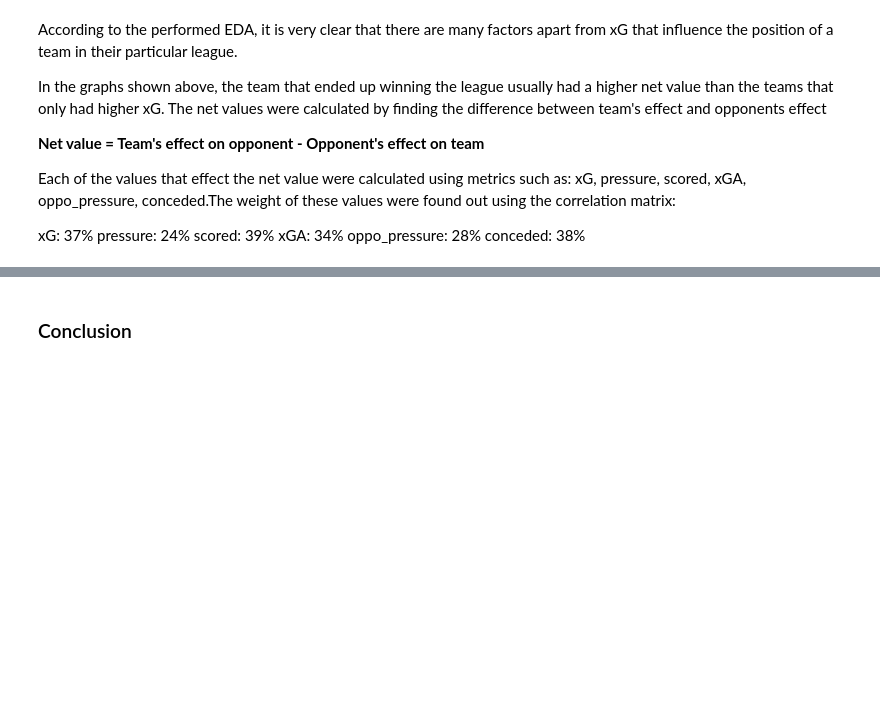
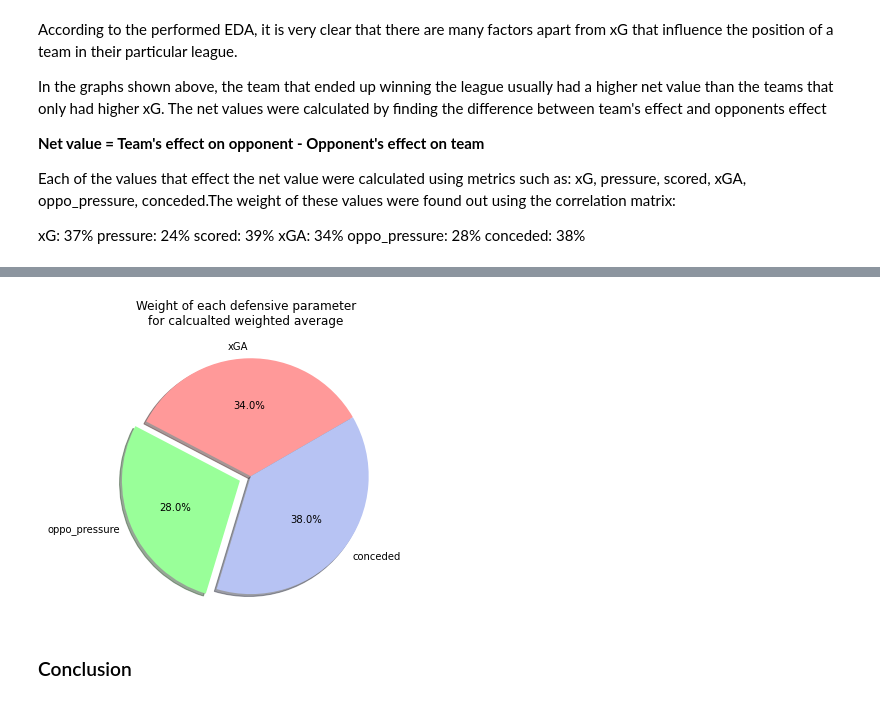
Before and after one commit to data301-2021-summer2/football-metrics-analysis, a Jupyter notebook: analysis/Final_Unified_Analysis.ipynb, the cells around one changed output, grey strips where cells are left out. Saved outputs shown, nothing was run; the diff lists cells and outputs as text; code cells hidden in the pictures; blank space fills up the shorter version.

```diff
--- a/analysis/Final_Unified_Analysis.ipynb
+++ b/analysis/Final_Unified_Analysis.ipynb
@@ -430,3 +453,14 @@ conceded: 38%
+# %%
+#setting up the values and labels of the pie chart
+oppo_effect_weights= [34,28,38]
+parameters= ['xGA','oppo_pressure','conceded']
+
+#display the 3d pie chart
+pf.plot_pie(oppo_effect_weights,parameters)
+plt.title("Weight of each defensive parameter\n" + "for calcualted weighted average\n")
+plt.show()
+# %% [output]
+[figure, added]
 # %% [markdown]
 ### Conclusion
 # %% [markdown]
```
Also changed, not shown: parts of 9 cells of this notebook, 3 other files.
